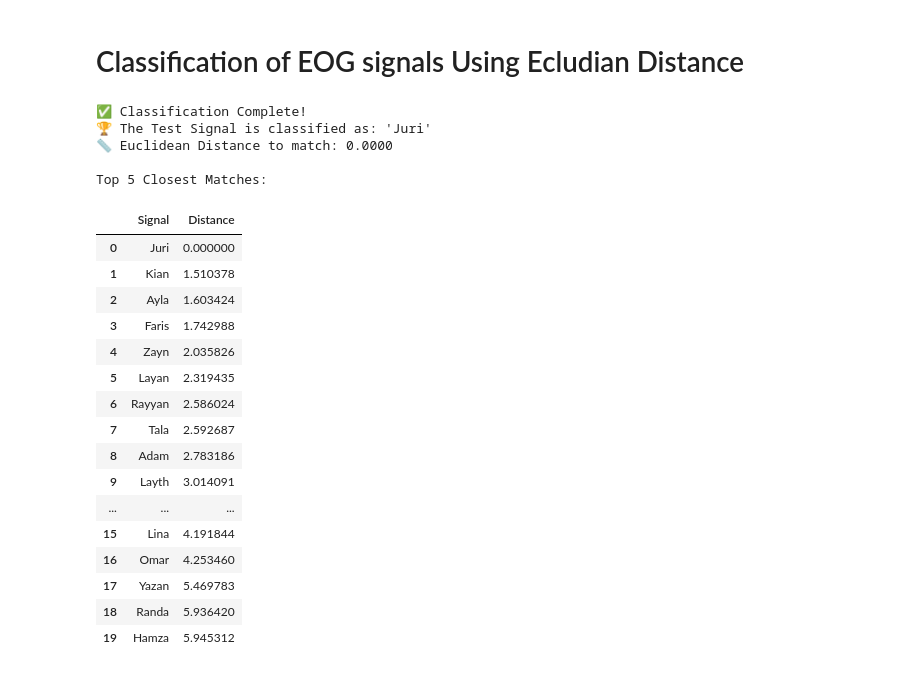
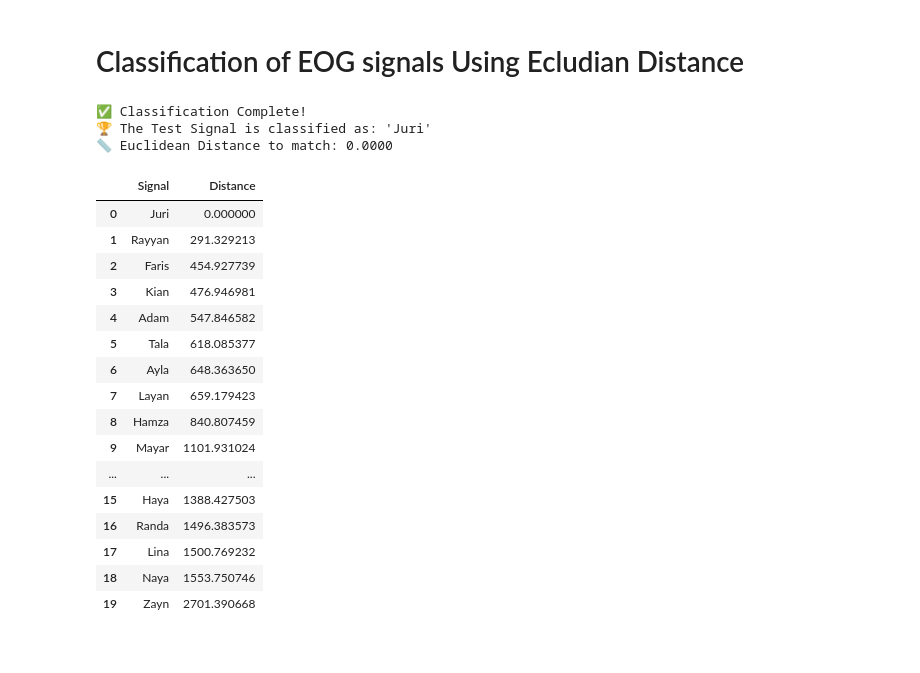
Before and after one commit to Kero-83/hci-tasks, a Jupyter notebook: Task 1_EOG Task/Task_1.ipynb, the cells around one changed output. Cells and saved outputs as stored; diff of their text form; code cells hidden in the pictures.

```diff
--- a/Task 1_EOG Task/Task_1.ipynb
+++ b/Task 1_EOG Task/Task_1.ipynb
@@ -38,13 +38,13 @@ Test Signal Shape: (250, 1)
 # Visualization
 # %%
 
-# plt.figure(figsize=(15, 8))
-# for column in df_signals.columns[:2]:
-#     signal = df_signals[column]
-#     plt.plot(signal, label=column)
-#     plt.title('Horizontal Signals from Excel')
-#     plt.xlabel('Sample Index')
-#     plt.ylabel('Amplitude')
-#     plt.legend()
-#     plt.grid(True)
-#     plt.show()
+plt.figure(figsize=(15, 8))
+for column in df_signals.columns[:2]:
+    signal = df_signals[column]
+    plt.plot(signal, label=column)
+    plt.title('Horizontal Signals from Excel')
+    plt.xlabel('Sample Index')
+    plt.ylabel('Amplitude')
+    plt.legend()
+    plt.grid(True)
+    plt.show()
@@ -152,7 +155,7 @@ def preprocess_signal(signal_raw, sampling_rate):
     - preprocess_signal_mean
     """
 
-    return preprocess_signal_mean(signal_raw, sampling_rate)
+    return preprocess_signal_fft(signal_raw, sampling_rate)
 
 
 # ── Plotting ────────────────────────────────────────────────────────────────
@@ -336,55 +339,56 @@ X_test = df_test_features[feature_cols].values
 
 
 
-train_mean = np.mean(X_train, axis=0)
-train_std = np.std(X_train, axis=0)
-train_std[train_std == 0] = 1e-10  # Prevent division by zero
+# train_mean = np.mean(X_train, axis=0)
+# train_std = np.std(X_train, axis=0)
+# train_std[train_std == 0] = 1e-10  # Prevent division by zero
 
-X_train_scaled = (X_train - train_mean) / train_std
-X_test_scaled = (X_test - train_mean) / train_std
+# X_train_scaled = (X_train - train_mean) / train_std
+# X_test_scaled = (X_test - train_mean) / train_std
+
+X_train_scaled = X_train
+X_test_scaled = X_test
 
 # --- 3. Compute Euclidean Distance and Classify ---
 distances = []
 for i in range(len(X_train_scaled)):
     dist = euclidean(X_test_scaled[0], X_train_scaled[i])
     distances.append(dist)
 
 # Store results in a new DataFrame to find the best match
 df_results = df_features[['Signal']].copy()
 df_results['Distance'] = distances
 
 # Sort by the shortest distance
 df_results = df_results.sort_values(by='Distance').reset_index(drop=True)
 
 best_match = df_results.iloc[0]
 
 # --- 4. Display Results ---
 print(f"✅ Classification Complete!")
 print(f"🏆 The Test Signal is classified as: '{best_match['Signal']}'")
 print(f"📏 Euclidean Distance to match: {best_match['Distance']:.4f}\n")
 
-print("Top 5 Closest Matches:")
+# print("Top 5 Closest Matches:")
 df_results.head(20)
 # %% [output]
 ✅ Classification Complete!
 🏆 The Test Signal is classified as: 'Juri'
 📏 Euclidean Distance to match: 0.0000
-
-Top 5 Closest Matches:
 |  | Signal | Distance |
 | 0 | Juri | 0.000000 |
-| 1 | Kian | 1.510378 |
-| 2 | Ayla | 1.603424 |
-| 3 | Faris | 1.742988 |
-| 4 | Zayn | 2.035826 |
-| 5 | Layan | 2.319435 |
-| 6 | Rayyan | 2.586024 |
-| 7 | Tala | 2.592687 |
-| 8 | Adam | 2.783186 |
-| 9 | Layth | 3.014091 |
+| 1 | Rayyan | 291.329213 |
+| 2 | Faris | 454.927739 |
+| 3 | Kian | 476.946981 |
+| 4 | Adam | 547.846582 |
+| 5 | Tala | 618.085377 |
+| 6 | Ayla | 648.363650 |
+| 7 | Layan | 659.179423 |
+| 8 | Hamza | 840.807459 |
+| 9 | Mayar | 1101.931024 |
 | ... | ... | ... |
-| 15 | Lina | 4.191844 |
-| 16 | Omar | 4.253460 |
-| 17 | Yazan | 5.469783 |
-| 18 | Randa | 5.936420 |
-| 19 | Hamza | 5.945312 |
+| 15 | Haya | 1388.427503 |
+| 16 | Randa | 1496.383573 |
+| 17 | Lina | 1500.769232 |
+| 18 | Naya | 1553.750746 |
+| 19 | Zayn | 2701.390668 |
```
Also changed, not shown: parts of 3 cells of this notebook, 5 other files.
